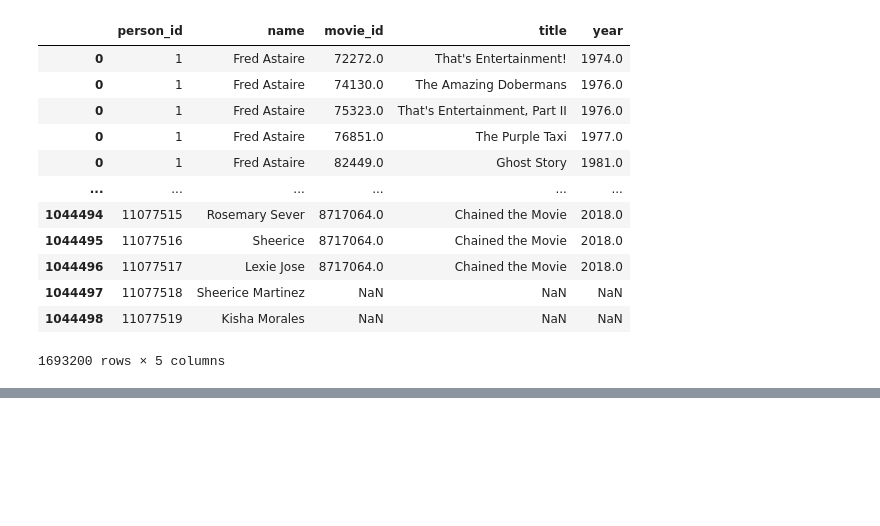
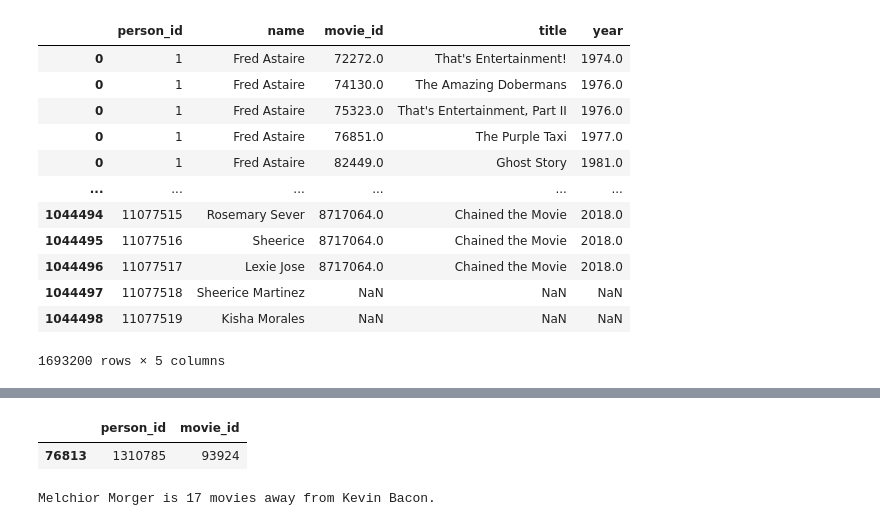
Before and after one commit to luanpbrasil/data_science_challenge-oracle_of_bacon, a Jupyter notebook: Untitled.ipynb, the cells around one changed output, grey strips where cells are left out. Cells and saved outputs as stored; diff of their text form; code cells hidden in the pictures; blank space fills up the shorter version.

Commit message:
First result

```diff
--- a/Untitled.ipynb
+++ b/Untitled.ipynb
@@ -55,2 +98,2 @@ cast_movie_by_id
 # %%
-ref_id = 102
+kevin_bacon_id = 102
@@ -127,0 +100,5 @@ False
+# %%
+kevin_bacon_df = cast_and_movies_df[cast_and_movies_df['person_id'] == kevin_bacon_id]
+
+sampled_cast_movies_df = cast_and_movies_df.drop(kevin_bacon_df.index).sample(50000)
+sampled_cast_movies_df = pd.concat([sampled_cast_movies_df, kevin_bacon_df])
@@ -127,0 +168,4 @@ False
+# %%
+example_id = sampled_cast_movies_df.sample(1).values[0][0]
+example_name = cast_df[cast_df['id'] == example_id]['name'].iloc[0]
+example_id_graph_node = list(person_nodes.keys())[list(person_nodes.values()).index(example_id)]
@@ -127,0 +174,11 @@ False
+# %%
+sampled_cast_movies_df[sampled_cast_movies_df['person_id'] == example_id]
+# %% [output]
+|  | person_id | movie_id |
+| 76813 | 1310785 | 93924 |
+# %%
+n = len(graph)
+result = minEdgeBFS(graph, example_id_graph_node, kevin_bacon_id_graph_node, n)
+print(f"{example_name} is {result} movies away from Kevin Bacon.")
+# %% [output]
+Melchior Morger is 17 movies away from Kevin Bacon.
```
Also changed, not shown: parts of 24 cells of this notebook, 1 other file.
